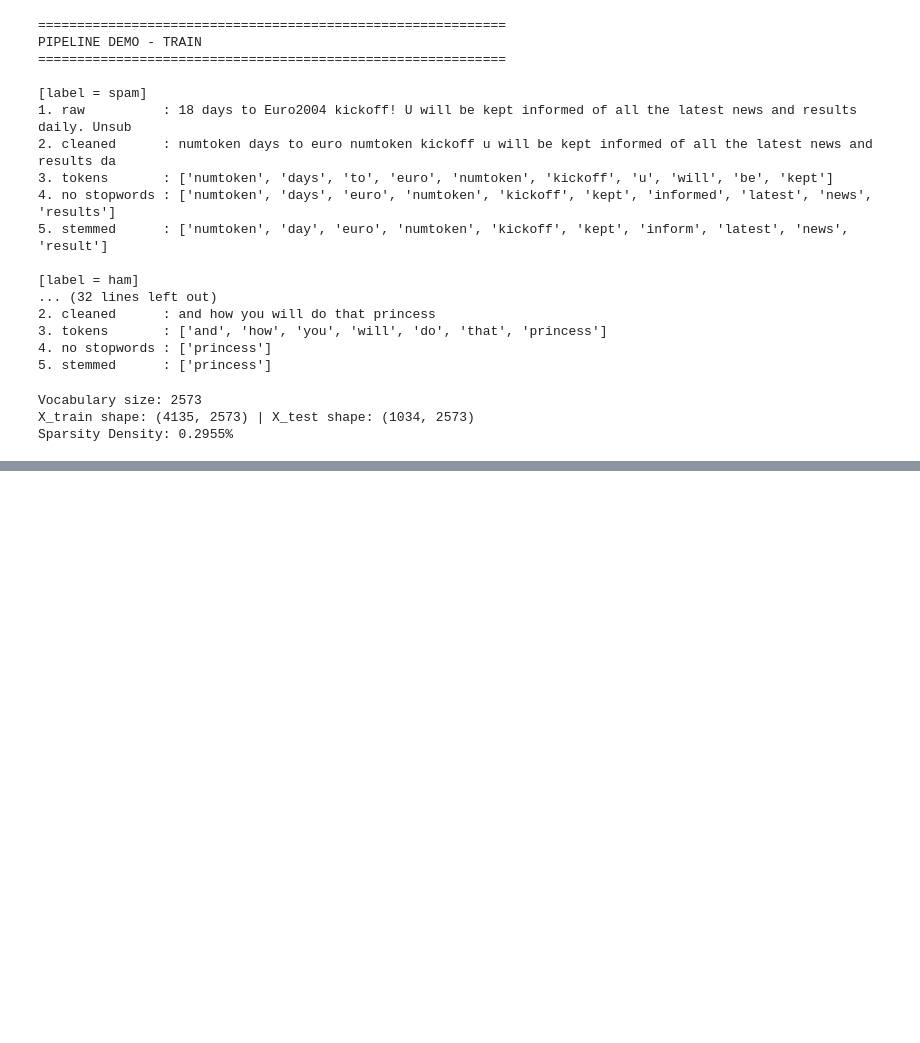
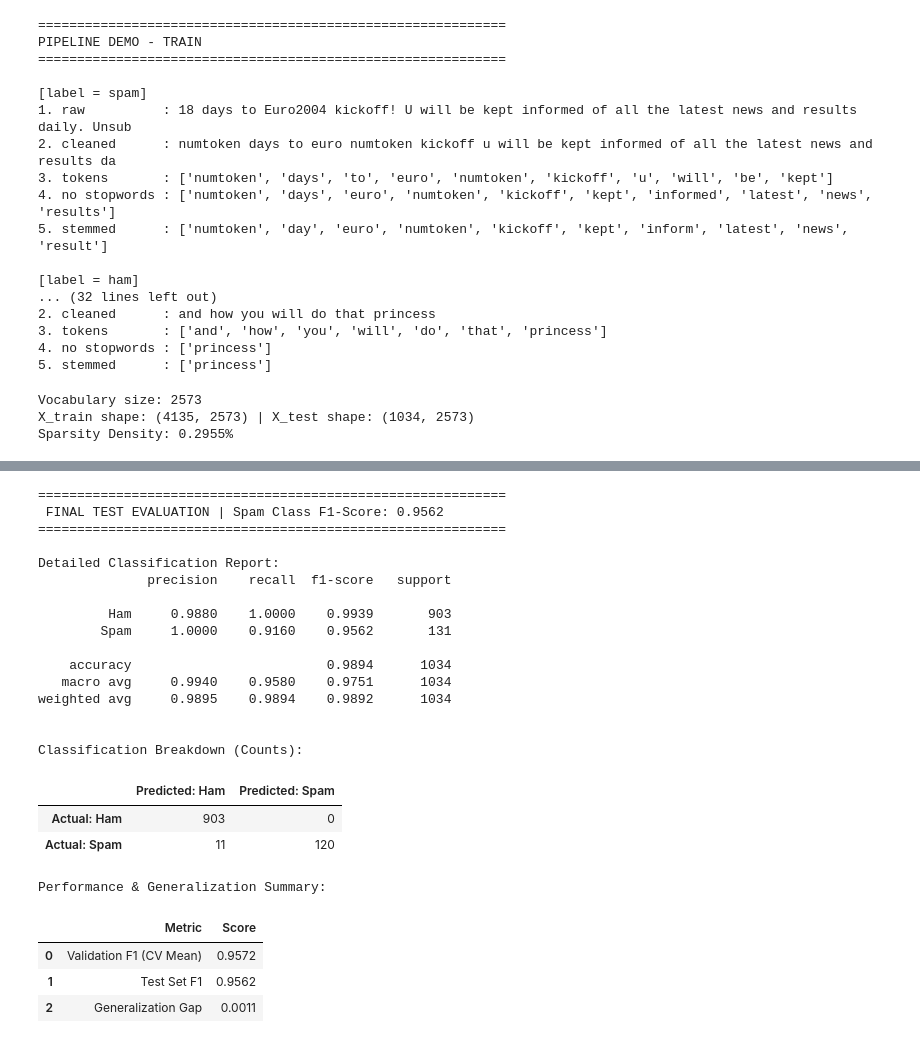
Before and after one commit to barrevivo299-design/SMS-Spam-Classification-NaiveBayes, a Jupyter notebook: SMS_Spam_Classification_NaiveBayes.ipynb, the cells around one changed output, grey strips where cells are left out. Saved outputs shown, nothing was run; the diff lists cells and outputs as text; code cells hidden in the pictures; blank space fills up the shorter version.

```diff
--- a/SMS_Spam_Classification_NaiveBayes.ipynb
+++ b/SMS_Spam_Classification_NaiveBayes.ipynb
@@ -397,0 +625,19 @@ class CustomNaiveBayes:
+# %%
+y_pred = final_model.predict(X_test_final)
+y_proba = final_model.predict_proba(X_test_final)
+
+print('First 5 predictions on the test set:')
+print('-' * 78)
+for i in range(5):
+    ok = 'OK ' if y_pred[i] == y_test[i] else 'ERR'
+    print(f'[{ok}] true={test_df.Category.iloc[i]:<5} '
+          f'pred={"spam" if y_pred[i] else "ham":<5} '
+          f'P(spam)={y_proba[i, 1]:.4f} | {test_df.Message.iloc[i][:45]}')
+
+print('\nFirst 3 spam messages in the test set:')
+print('-' * 78)
+for i in np.where(y_test == 1)[0][:3]:
+    ok = 'OK ' if y_pred[i] == y_test[i] else 'ERR'
+    print(f'[{ok}] true=spam  '
+          f'pred={"spam" if y_pred[i] else "ham":<5} '
+          f'P(spam)={y_proba[i, 1]:.4f} | {test_df.Message.iloc[i][:45]}')
@@ -397,0 +658,58 @@ class CustomNaiveBayes:
+# %%
+from sklearn.metrics import classification_report, confusion_matrix, f1_score
+import pandas as pd
+
+f1_spam = f1_score(y_test, y_pred, pos_label=1)
+
+print("=" * 60)
+print(f" FINAL TEST EVALUATION | Spam Class F1-Score: {f1_spam:.4f}")
+print("=" * 60)
+
+print("\nDetailed Classification Report:")
+print(classification_report(y_test, y_pred, target_names=['Ham', 'Spam'], digits=4))
+
+cm = confusion_matrix(y_test, y_pred)
+cm_df = pd.DataFrame(
+    cm,
+    index=['Actual: Ham', 'Actual: Spam'],
+    columns=['Predicted: Ham', 'Predicted: Spam']
+)
+
+print("\nClassification Breakdown (Counts):")
+display(cm_df)
+
+cv_f1 = best['cv_f1']
+gap = abs(cv_f1 - f1_spam)
+
+summary_df = pd.DataFrame({
+    'Metric': ['Validation F1 (CV Mean)', 'Test Set F1', 'Generalization Gap'],
+    'Score': [f"{cv_f1:.4f}", f"{f1_spam:.4f}", f"{gap:.4f}"]
+})
+
+print("\nPerformance & Generalization Summary:")
+display(summary_df)
+# %% [output]
+============================================================
+ FINAL TEST EVALUATION | Spam Class F1-Score: 0.9562
+============================================================
+
+Detailed Classification Report:
+              precision    recall  f1-score   support
+
+         Ham     0.9880    1.0000    0.9939       903
+        Spam     1.0000    0.9160    0.9562       131
+
+    accuracy                         0.9894      1034
+   macro avg     0.9940    0.9580    0.9751      1034
+weighted avg     0.9895    0.9894    0.9892      1034
+
+
+Classification Breakdown (Counts):
+|  | Predicted: Ham | Predicted: Spam |
+| Actual: Ham | 903 | 0 |
+| Actual: Spam | 11 | 120 |
+Performance & Generalization Summary:
+|  | Metric | Score |
+| 0 | Validation F1 (CV Mean) | 0.9572 |
+| 1 | Test Set F1 | 0.9562 |
+| 2 | Generalization Gap | 0.0011 |
```
Also changed, not shown: parts of 16 cells of this notebook.
